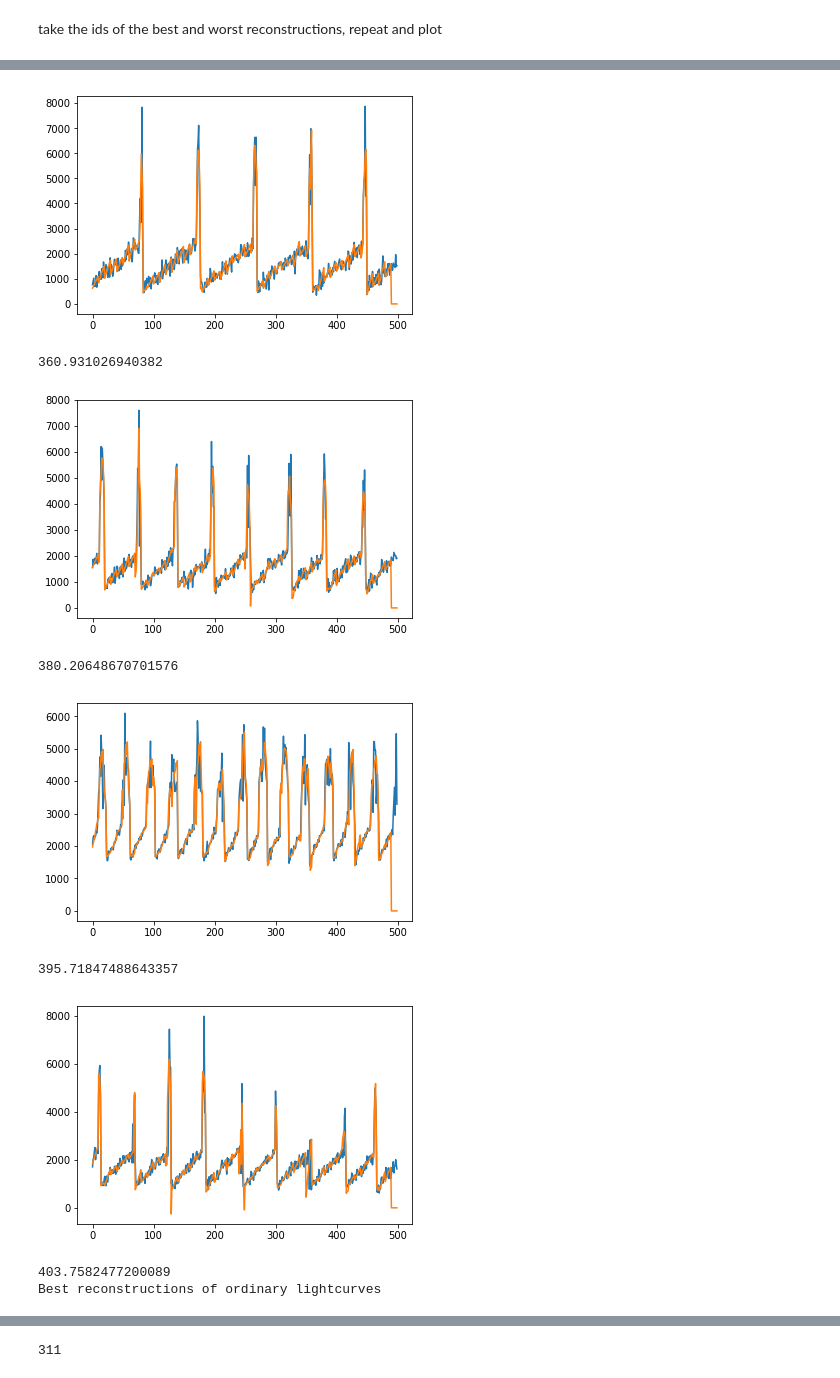
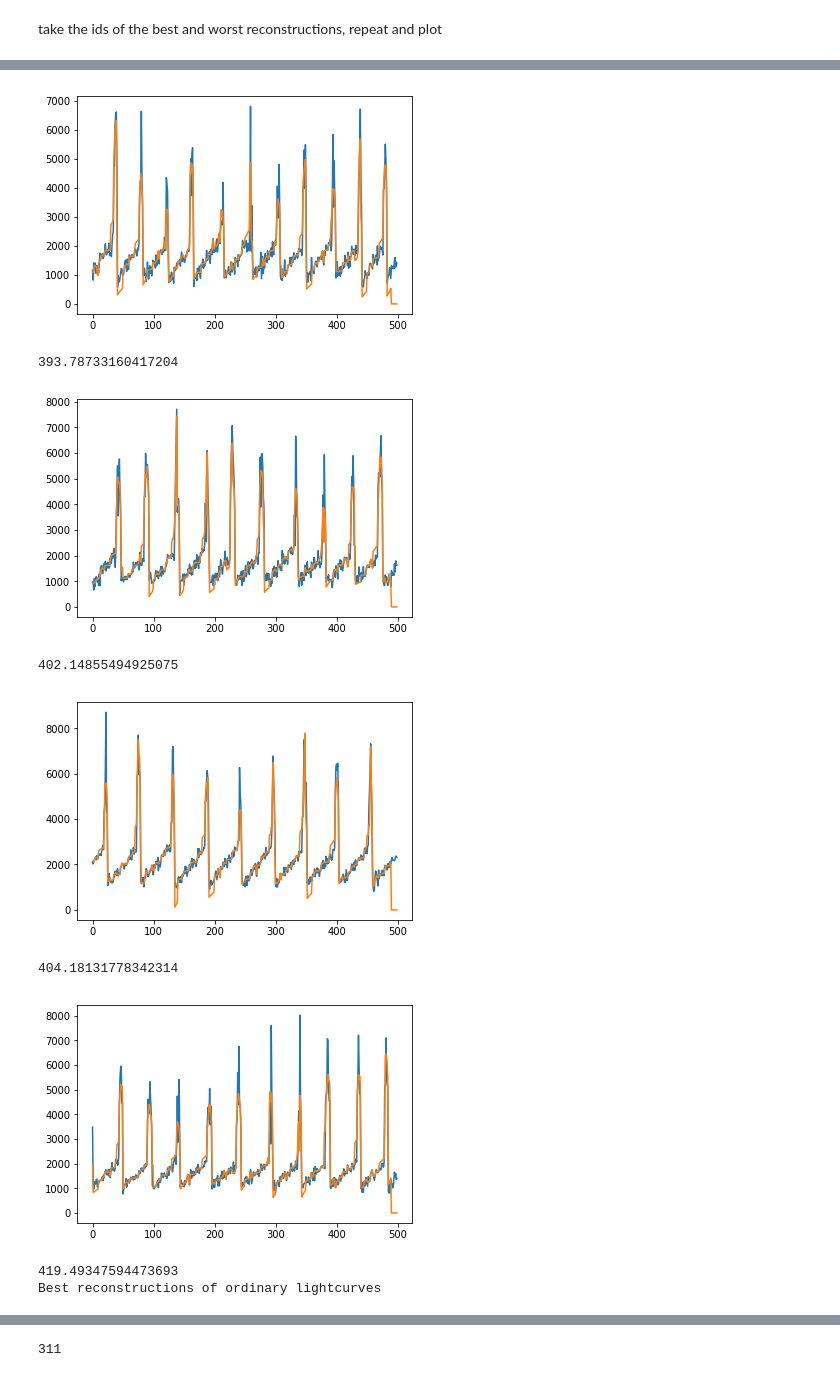
Before and after one commit to jorwatkapola/timeseries_segment_clustering, a Jupyter notebook: synthetic_test.ipynb, the cells around one changed output, grey strips where cells are left out. Drawn from its saved outputs; the diff is of its cells as text; code cells hidden in the pictures.

```diff
--- a/synthetic_test.ipynb
+++ b/synthetic_test.ipynb
@@ -19,7 +19,7 @@ importlib.reload(sc)
 np.random.seed(0)
 from scipy.stats import zscore
 # %%
-results_file="valid_results_20190604_bp5.csv"
+results_file="valid_results_20190605_bp7.csv"
 k_clusters=[150]
 seg_lens=[10,50,100,150,200]
 
@@ -158,7 +158,7 @@ for k_id, k_cluster in enumerate(k_clusters):
         all_train_segments=np.vstack(all_train_segments)
         #cluster the segments
         cluster=KMeans(n_clusters=k_cluster, random_state=0)
-        cluster.fit(zscore(all_train_segments))
+        cluster.fit(all_train_segments)
 
         ids=output[int((hyperparameter_set+1)*3 -1)]
         def plot_reco(lc):
@@ -202,9 +202,9 @@ Worst reconstructions of ordinary lightcurves
-[figure, old version]
+[figure, new version]
-360.931026940382
+393.78733160417204
-[figure, old version]
+[figure, new version]
-380.20648670701576
+402.14855494925075
-[figure, old version]
+[figure, new version]
-395.71847488643357
+404.18131778342314
-[figure, old version]
+[figure, new version]
-403.7582477200089
+419.49347594473693
 Best reconstructions of ordinary lightcurves
```
Also changed, not shown: parts of 10 cells of this notebook, 8 other files.
